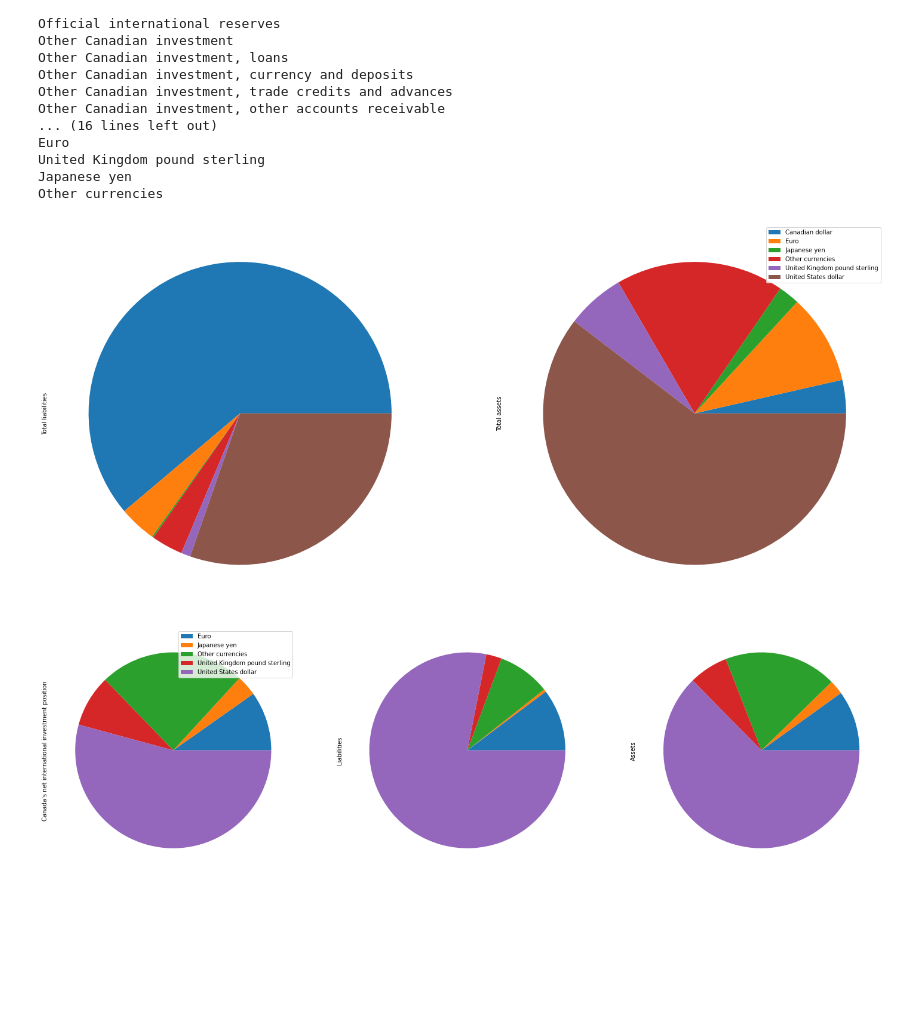
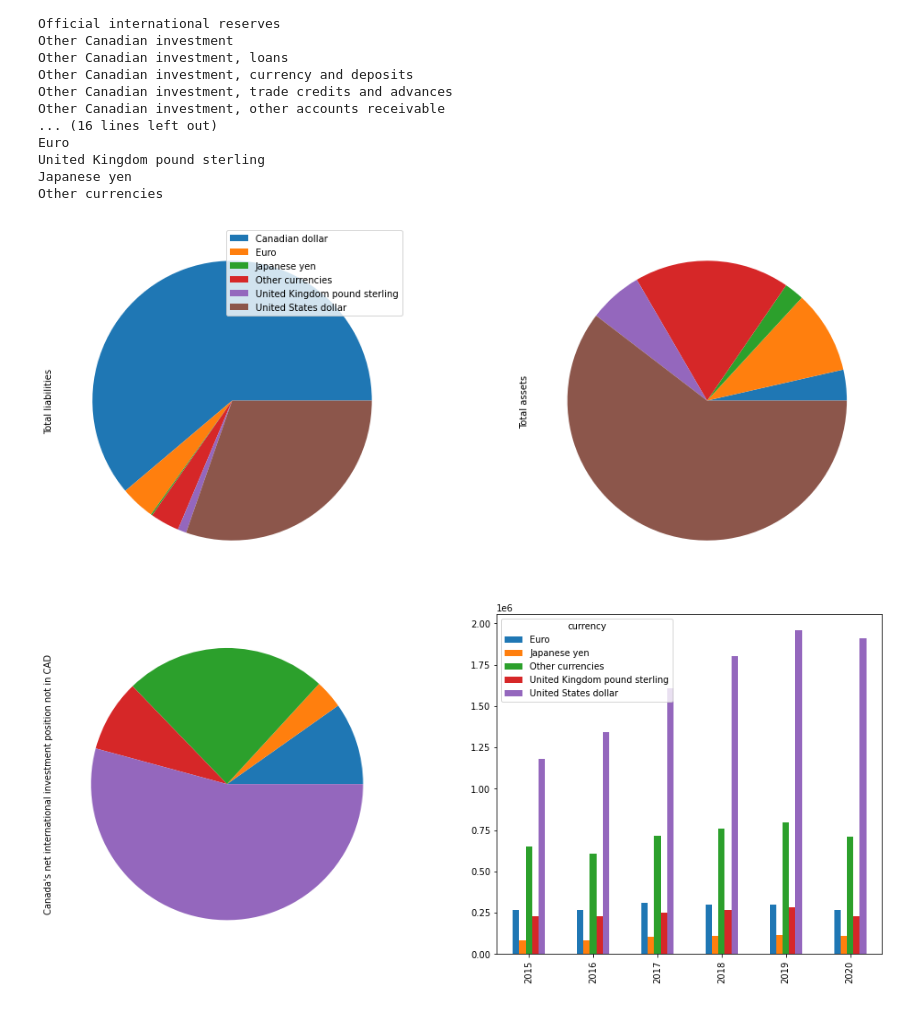
Before and after one commit to pimsmath/Ovintiv, a Jupyter notebook: Mobook_CIIP_2.ipynb, the cells around one changed output. Cells and saved outputs as stored; diff of their text form; code cells hidden in the pictures; blank space fills up the shorter version.

```diff
--- a/Mobook_CIIP_2.ipynb
+++ b/Mobook_CIIP_2.ipynb
@@ -65,8 +65,8 @@ main_cols = ["REF_DATE", "Canada's international investment position", "Currency
 df.drop(columns= df.columns[~df.columns.isin(main_cols)], inplace=True)
 df = df.loc[~df.VALUE.isnull()]
 
-pd.to_datetime(df.REF_DATE)
-df.set_index("REF_DATE", inplace= True)
+
+df.set_index(pd.to_datetime(df.REF_DATE), inplace= True)
 
 df.info()
 # %% [output]
@@ -139,30 +141,36 @@ l2l_loc = df.ciip.isin(level2_liabilities)
 # %%
 # Plot of Canada's average assets vs liabilities based on different currencies (including CAD)
 
 total_plt_loc = (total_loc) & (df.currency != "All currencies")
 total_ciip_df = df.loc[total_plt_loc].groupby(by=["ciip", "currency"]).mean().unstack("ciip")
 
-plt.subplot(121)
-total_ciip_df.iloc[:]["value"]["Total liabilities"].plot.pie(figsize=(25, 20), legend= False, labels=None)
-plt.subplot(122)
-total_ciip_df.iloc[:]["value"]["Total assets"].plot.pie(legend= True, labels=None);
+fig, axes = plt.subplots(nrows=1, ncols=2)
+fig.set_size_inches(17, 7)
+
+
+total_ciip_df.iloc[:]["value"]["Total liabilities"].plot.pie(legend=True, labels=None,
+ax=axes[0])
+
+total_ciip_df.iloc[:]["value"]["Total assets"].plot.pie(legend=False, labels=None, ax=axes[1]);
 # %% [output]
-[figure, old version]
+[figure, new version]
 # %%
 # Canada's average total assets/ liabilites and net IIP based on different currencies (not including CAD)
 
 noncan_plt_loc = (total_loc) & (~ df.currency.isin(["All currencies", "Canadian dollar"]))
 noncan_ciip_df = df.loc[noncan_plt_loc].groupby(by=["ciip", "currency"]).mean().unstack("ciip")
+noncan_net_df = noncan_ciip_df.loc[:][("value", "Canada's net international investment position")]
+noncan_total_liab_df = noncan_ciip_df.loc[:]["value"]["Total liabilities"]
+noncan_total_asset_df = noncan_ciip_df.loc[:]["value"]["Total assets"]
 
-plt.subplot(131)
-noncan_ciip_df.iloc[:]["value"]["Canada's net international investment position"].plot.pie(figsize=(20, 17),
-legend= True, labels=None);
+fig, axes = plt.subplots(nrows=1, ncols=2)
+fig.set_size_inches(17, 7)
 
-plt.subplot(132)
-noncan_ciip_df.iloc[:]["value"]["Total liabilities"].plot.pie(figsize=(25, 20), legend= False, labels=None,
-ylabel="Liabilities")
-
-plt.subplot(133)
-noncan_ciip_df.iloc[:]["value"]["Total assets"].plot.pie(legend= False, labels=None, ylabel="Assets");
+noncan_net_df.plot.pie(legend= False, labels=None, ax=axes[0],
+ylabel="Canada's net international investment position not in CAD");
+df.loc[(noncan_plt_loc) & (df.ciip == "Canada's net international investment position")].groupby(
+by=[df.loc[(noncan_plt_loc) & (df.ciip == "Canada's net international investment position")]
+.index.year, "currency"]).mean().value.unstack("currency").plot.bar(ax=axes[1], ylabel=" ",
+xlabel=" ", legend=True);
 # %% [output]
-[figure, old version]
+[figure, new version]
```
Also changed, not shown: parts of 10 cells of this notebook.
